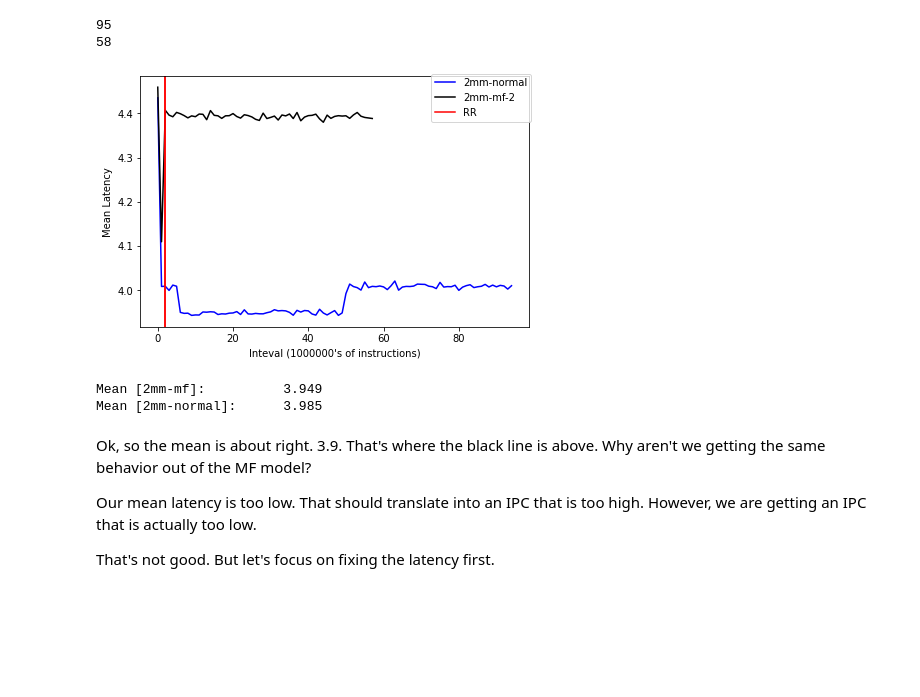
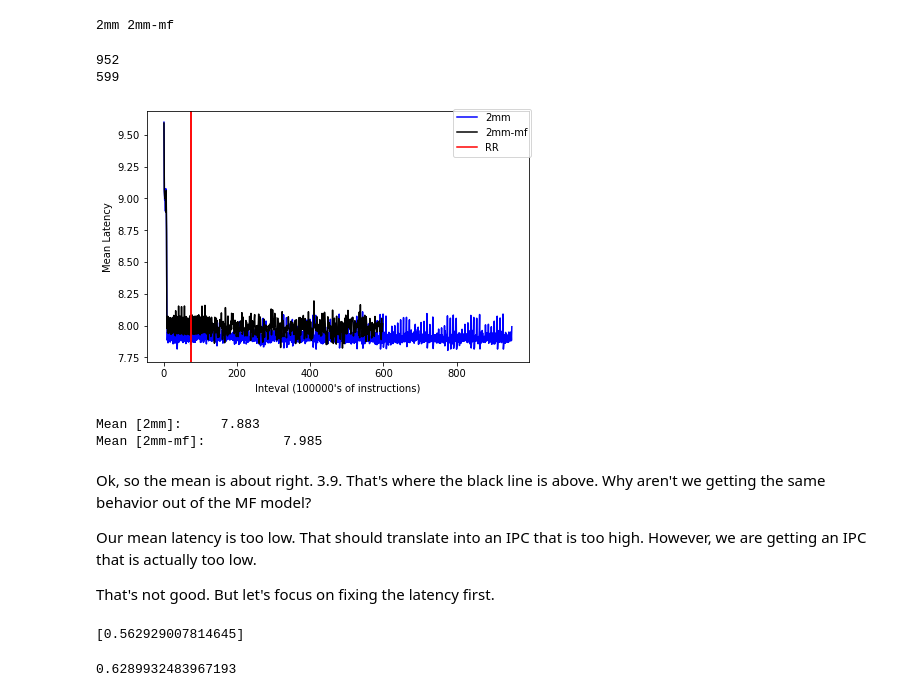
Before and after one commit to plavin/multifidelity, a Jupyter notebook: TraceExplorer.ipynb, the cells around one changed output. Cells and saved outputs as stored; diff of their text form; code cells hidden in the pictures; blank space fills up the shorter version.

Commit message:
fix that issue where mf traces were shorter

```diff
--- a/TraceExplorer.ipynb
+++ b/TraceExplorer.ipynb
@@ -23,9 +23,13 @@ from Mapper import Mapper
 import Trace
 import PhaseDetector
 # %%
-TRACES = Trace.TraceList('parrot-traces/test-traces/', new_ext=True)
+TRACES = Trace.TraceList('parrot-traces/test-traces-2/', new_ext=True)
 # %%
 TRACES.load()
+# %%
+TRACES
+# %% [output]
+2mm 2mm-mf
 # %%
 def summarize(arr, s):
     nint = len(arr) // s
@@ -60,16 +64,16 @@ def super_plot(tr1, tr2, params):
 # %%
 @dataclass(frozen=True)
 class Param:
-    summarize: int = 1_000_000
+    summarize: int = 100_000
     savefig: bool = False
-    rr_start: int = 1856000
-    rr_end: int = 1856000+79000
+    rr_start: int = 7276500
+    rr_end: int = rr_start+153000
 
-super_plot(TRACES[2], TRACES[1], Param())
+super_plot(TRACES[0], TRACES[1], Param())
 # %% [output]
-95
-58
+952
+599
-[figure, old version]
+[figure, new version]
 # %%
 # Display the mean of the accesses contained in the RR
 # We know the RR from the file for the mf run
@@ -80,10 +84,10 @@ def region_mean(trace, start, end):
     print(f'Mean [{trace.name}]:  \t{np.mean(trace.data["latency_nano"][start:end]):.3f}')
 
 region_mean(TRACES[0], 1856000, 1856000+79000)
-region_mean(TRACES[1], 1856000,  1856000+79000)
+region_mean(TRACES[1], Param().rr_start,  Param().rr_end)
 # %% [output]
-Mean [2mm-mf]:          3.949
-Mean [2mm-normal]:      3.985
+Mean [2mm]:     7.883
+Mean [2mm-mf]:          7.985
 # %% [markdown]
 Ok, so the mean is about right. 3.9. That's where the black line is above. Why aren't we getting the same behavior out of the MF model?
 
@@ -92,0 +102,9 @@ That's not good. But let's focus on fixing the latency first.
+# %%
+st_temp.st['2mm'].ipc
+# %% [output]
+[0.562929007814645]
+# %%
+
+len(TRACES[1].data) / len(TRACES[0].data)
+# %% [output]
+0.6289932483967193
```
Also changed, not shown: parts of 9 cells of this notebook, 4 other files.
